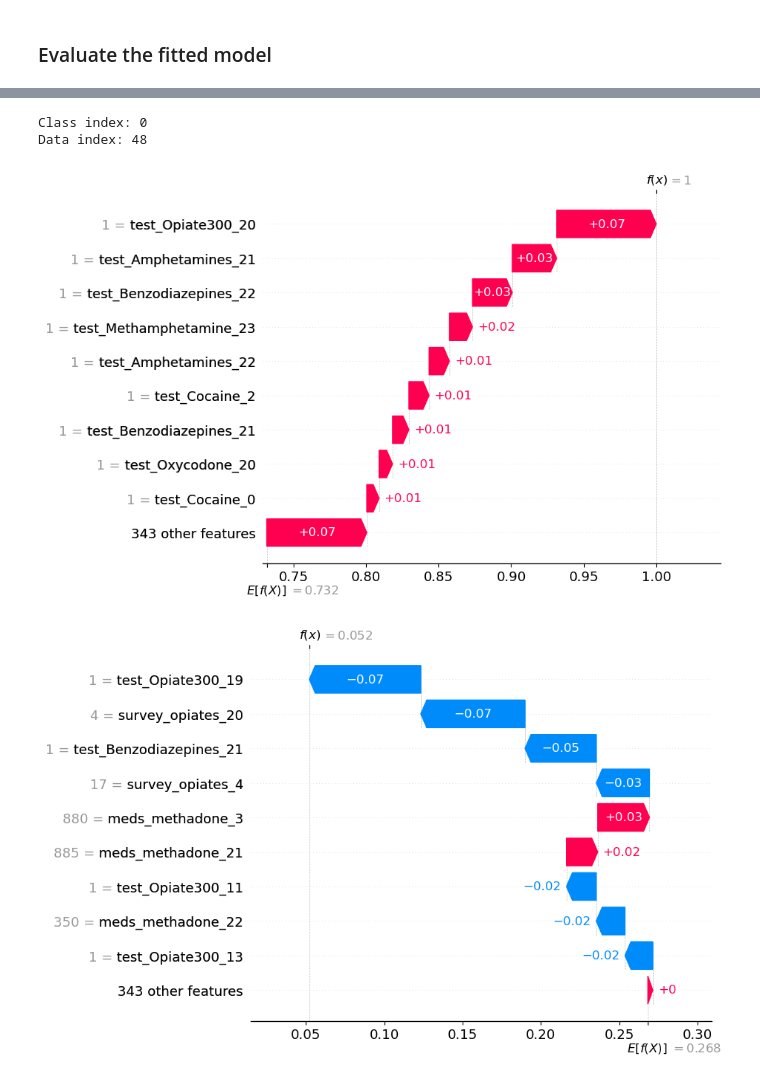
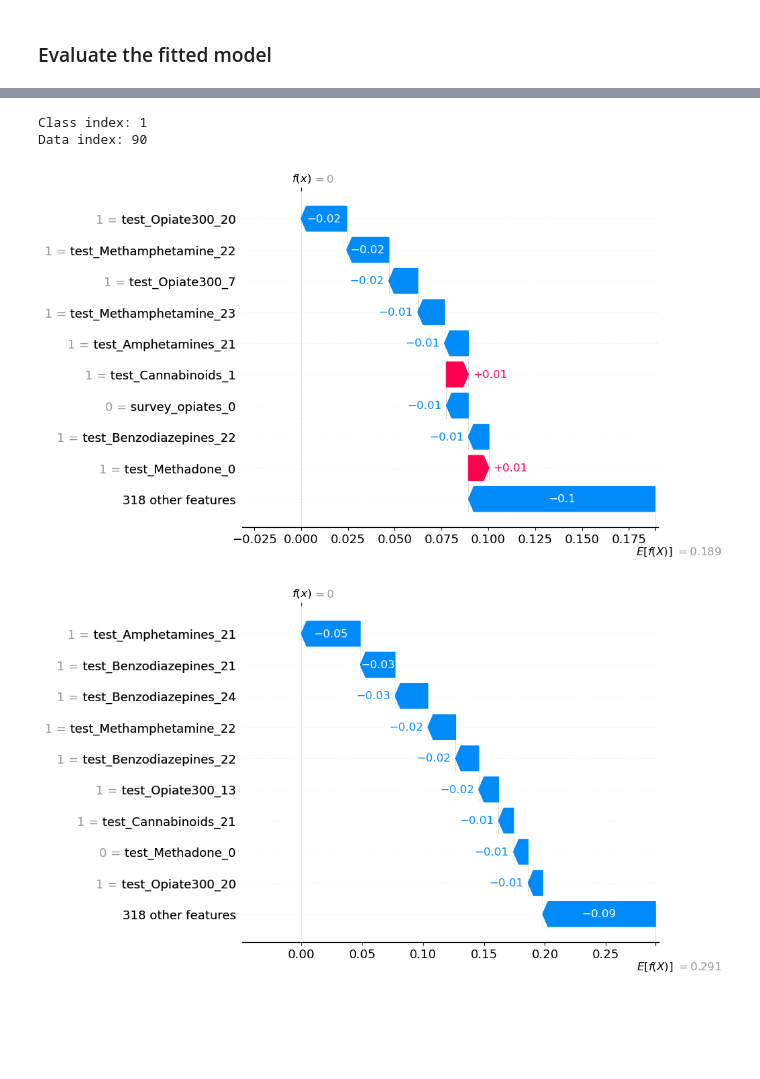
Before and after one commit to DanHerman212/oud_treatment_outcome, a Jupyter notebook: notebooks/3_xgboost_classifier.ipynb, the cells around one changed output, grey strips where cells are left out. Drawn from its saved outputs; the diff is of its cells as text; code cells hidden in the pictures; blank space fills up the shorter version.

```diff
--- a/notebooks/3_xgboost_classifier.ipynb
+++ b/notebooks/3_xgboost_classifier.ipynb
@@ -290,21 +290,21 @@ ex = shap.Explainer(xgb.predict_proba, X_train, max_evals=700)
 shap_values = ex(X_test)
 # %%
 # waterfall plot for clas index 0
-class_index = 0
+class_index = 1
 data_index = np.random.choice(shap_values.shape[0])
 
 print(f'Class index: {class_index}')
 print(f'Data index: {data_index}')
 
 shap.plots.waterfall(shap_values[data_index,:,class_index])
 # %% [output]
-Class index: 0
-Data index: 48
+Class index: 1
+Data index: 90
-[figure, old version]
+[figure, new version]
 # %%
-shap.plots.waterfall(shap_values[206,:,1])
+shap.plots.waterfall(shap_values[135,:,1])
 # %% [output]
-[figure, old version]
+[figure, new version]
 # %%
 data_index = np.random.choice(shap_values.shape[0])
 class_index = 1
```
Also changed, not shown: parts of 16 cells of this notebook, 6 other files.
